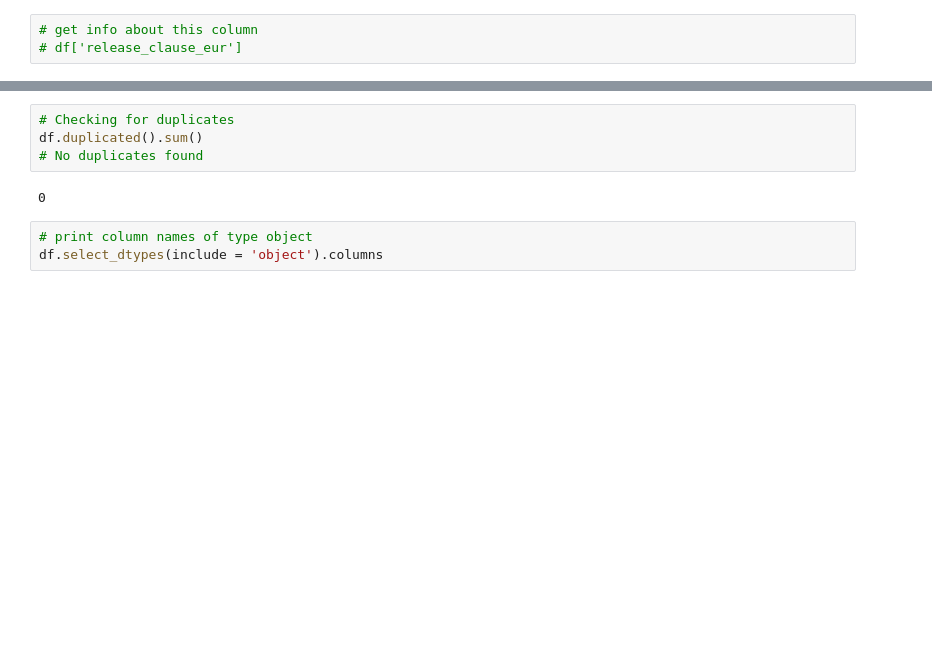
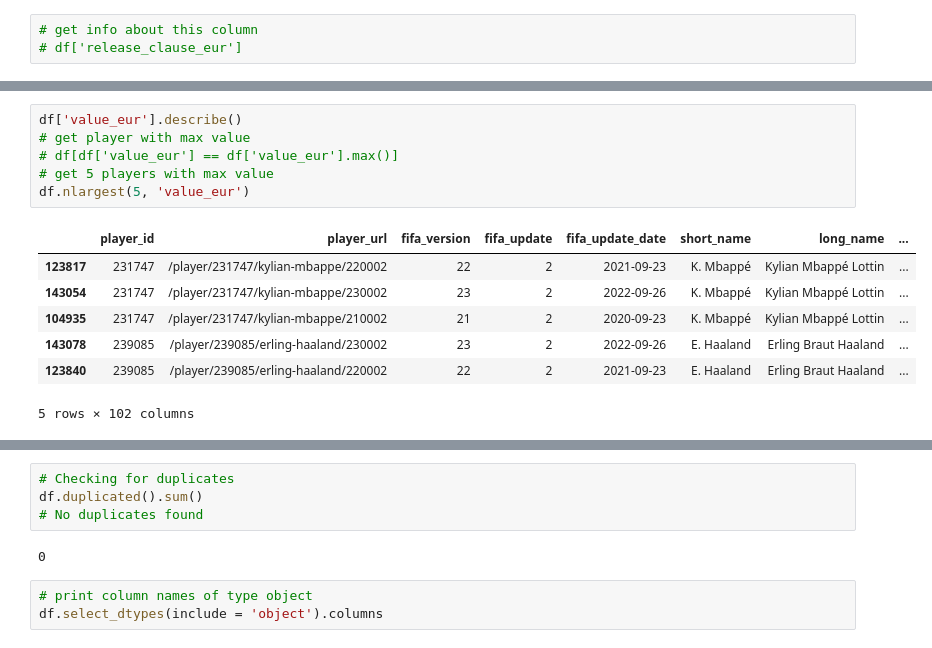
Before and after one commit to AliHashish/FIFA_Players_Analysis, a Jupyter notebook: BigData.ipynb, the cells around one changed output, grey strips where cells are left out. Saved outputs shown, nothing was run; the diff lists cells and outputs as text; blank space fills up the shorter version.

```diff
--- a/BigData.ipynb
+++ b/BigData.ipynb
@@ -182,3 +227,17 @@ dtype: object
+# %%
+df['value_eur'].describe()
+# get player with max value
+# df[df['value_eur'] == df['value_eur'].max()]
+# get 5 players with max value
+df.nlargest(5, 'value_eur')
+# %% [output]
+|  | player_id | player_url | fifa_version | fifa_update | fifa_update_date | short_name | long_name | ... |
+| 123817 | 231747 | /player/231747/kylian-mbappe/220002 | 22 | 2 | 2021-09-23 | K. Mbappé | Kylian Mbappé Lottin | ... |
+| 143054 | 231747 | /player/231747/kylian-mbappe/230002 | 23 | 2 | 2022-09-26 | K. Mbappé | Kylian Mbappé Lottin | ... |
+| 104935 | 231747 | /player/231747/kylian-mbappe/210002 | 21 | 2 | 2020-09-23 | K. Mbappé | Kylian Mbappé Lottin | ... |
+| 143078 | 239085 | /player/239085/erling-haaland/230002 | 23 | 2 | 2022-09-26 | E. Haaland | Erling Braut Haaland | ... |
+| 123840 | 239085 | /player/239085/erling-haaland/220002 | 22 | 2 | 2021-09-23 | E. Haaland | Erling Braut Haaland | ... |
+5 rows × 102 columns
 # %%
 df['mentality_composure'].describe()
 # %% [output]
```
Also changed, not shown: parts of 17 cells of this notebook.
